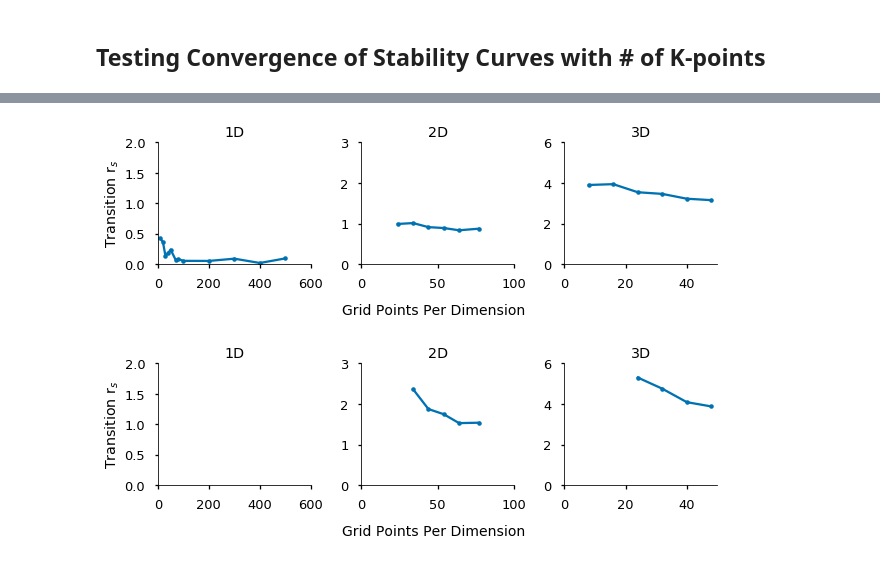
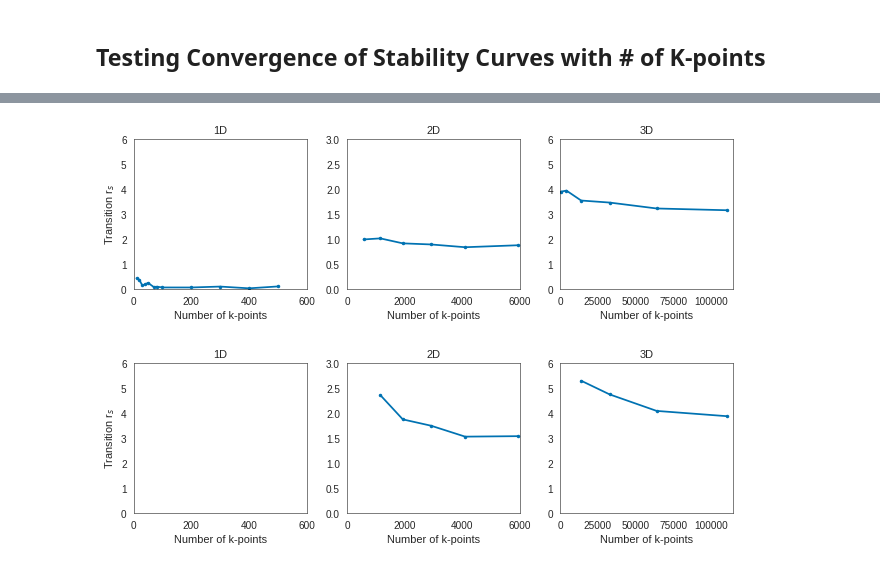
Before and after one commit to ecurtin2/HF-Stability, a Jupyter notebook: analysis/notebook.ipynb, the cells around one changed output, grey strips where cells are left out. Saved outputs shown, nothing was run; the diff lists cells and outputs as text; code cells hidden in the pictures.

```diff
--- a/analysis/notebook.ipynb
+++ b/analysis/notebook.ipynb
@@ -247,9 +282,6 @@ def merge_cols(df, dest_col_name, id_name, colname_to_id):
 
     return pd.concat(dfs, ignore_index=True)
 
-
-sns.set_palette('colorblind')
-
 merged = merge_cols(df2, dest_col_name='instability', id_name='Instability Type', colname_to_id=
            {  'singlet_instability': 'Singlet'
             , 'triplet_instability': 'Triplet'
@@ -259,14 +291,13 @@ gb = merged.groupby('NDIM', as_index=True)
 maxes = gb.apply(lambda x: x[x['Nk'] == x['Nk'].max()])
 maxes.reset_index(level=0, drop=True, inplace=True)
 
-
-sns.set_context('talk')
-grid = sns.FacetGrid(maxes, col='NDIM', hue='Instability Type', sharey=False, sharex=False, size=4, col_wrap=2)
+grid = sns.FacetGrid(maxes, col='NDIM', hue='Instability Type', sharey=False, sharex=False, size=3, col_wrap=3)
 grid = grid.map(plot_stability, 'rs', 'instability').set_titles("{col_name}D")
-grid.set_axis_labels('rs', 'Lowest Eigenvalue')
-grid.add_legend(bbox_to_anchor=(0.75, 0.25))
+grid.set_axis_labels('$r_s$', 'Lowest Eigenvalue')
+grid.add_legend(bbox_to_anchor=(0.3, 0.65))
 #plt.suptitle('Stability of RHF Solutions of the HEG')
 plt.subplots_adjust(top=0.8)
-plt.savefig('../doc/images/stability.pdf', format='pdf', transparent=True)
+spine()
+plt.savefig('../doc/images/stability.eps', bbox_inches='tight')
 plt.show()
 # %% [output]
@@ -284,6 +315,8 @@ g = g.map(plt.scatter, 'Nk', 'total_times')
 # %%
 from scipy.interpolate import interp1d
 from scipy.optimize import minimize_scalar
+
+df['Nkpoints'] = df['Nk'] ** df['NDIM']
 
 def crossover(df, x, y, interp1d_args=(), interp1d_kwargs=None, npoints=10**5, cutoff=1e-1):
     temp = df.dropna(subset=[x, y])
@@ -304,55 +337,59 @@ def crossover(df, x, y, interp1d_args=(), interp1d_kwargs=None, npoints=10**5, c
         return 1e10
 
 sns.set_palette('colorblind')
-temp = (df.groupby(['Nk', 'NDIM'])
+
+temp = (df.groupby(['Nk', 'NDIM', 'Nkpoints'])
         .apply(lambda d: crossover(d, 'rs', 'triplet_instability'))
         .reset_index()
         .rename(columns={0: 'Crossover'})
        )
 
 def crossover_plot(x, y, *args, **kwargs):
     newpoints = [i for i in zip(x, y) if i[1] < 1e9]
     try:
         xnew, ynew = zip(*newpoints)
         plt.plot(xnew, ynew, '.-', *args, **kwargs)
     except ValueError:
         plt.plot([-10], [-10], '.-', *args, **kwargs)
-    if max(x) > 400:
-        plt.gca().set_xlim(0, 600)
-        plt.gca().set_ylim(0, 2)
-    elif max(x) > 50:
-        plt.gca().set_xlim(0, 100)
+    if max(x) > 6000:
+        plt.gca().set_xlim(0, 115000)
+        plt.gca().set_ylim(0, 6)
+    elif max(x) > 600:
+        plt.gca().set_xlim(0, 6000)
         plt.gca().set_ylim(0, 3)
     else:
-        plt.gca().set_xlim(0, 50)
+        plt.gca().set_xlim(0, 600)
         plt.gca().set_ylim(0, 6)
 
 g = sns.FacetGrid(temp, col='NDIM', sharex=False, sharey=False, )
-g = (g.map(crossover_plot, 'Nk', 'Crossover', marker='.')
+g = (g.map(crossover_plot, 'Nkpoints', 'Crossover', marker='.')
       .set_titles("{col_name}D")
-      .set_axis_labels("", "Transition r$_s$")
+      .set_axis_labels("Number of k-points", "Transition r$_s$")
     )
-
-savefig('singlet_onset.eps', transparent=True)
-plt.gcf().text(0.53, 0.05, 'Grid Points Per Dimension', ha='center', fontsize=14)
+spine()
+savefig('triplet_onset.eps', transparent=True, usetex=True, bbox_inches='tight')
+#plt.gcf().text(0.53, 0.05, 'Number of k-points', ha='center', fontsize=9)
 plt.show()
 
 
-temp = (df.groupby(['Nk', 'NDIM'])
+temp = (df.groupby(['Nk', 'NDIM', 'Nkpoints'])
         .apply(lambda d: crossover(d, 'rs', 'singlet_instability'))
         .reset_index()
         .rename(columns={0: 'Crossover'})
        )
 
-g = sns.FacetGrid(temp, col='NDIM', sharex=False, sharey=False, )
-g = (g.map(crossover_plot, 'Nk', 'Crossover', marker='.')
+
+
+g = sns.FacetGrid(temp, col='NDIM', sharex=False, sharey=False, size=3)
+g = (g.map(crossover_plot, 'Nkpoints', 'Crossover', marker='.')
       .set_titles("{col_name}D")
-      .set_axis_labels("", "Transition r$_s$")
+      .set_axis_labels("Number of k-points", "Transition r$_s$")
     )
 
-savefig('singlet_onset.eps', transparent=True)
-plt.gcf().text(0.53, 0.05, 'Grid Points Per Dimension', ha='center', fontsize=14)
+spine()
+savefig('singlet_onset.eps', transparent=True, usetex=True, bbox_inches='tight')
+#plt.gcf().text(0.53, 0.05, 'Number of k-points', ha='center', fontsize=9)
 plt.show()
 # %% [output]
-[figure, old version]
+[figure, new version]
-[figure, old version]
+[figure, new version]
```
Also changed, not shown: parts of 6 cells of this notebook, 11 other files.
